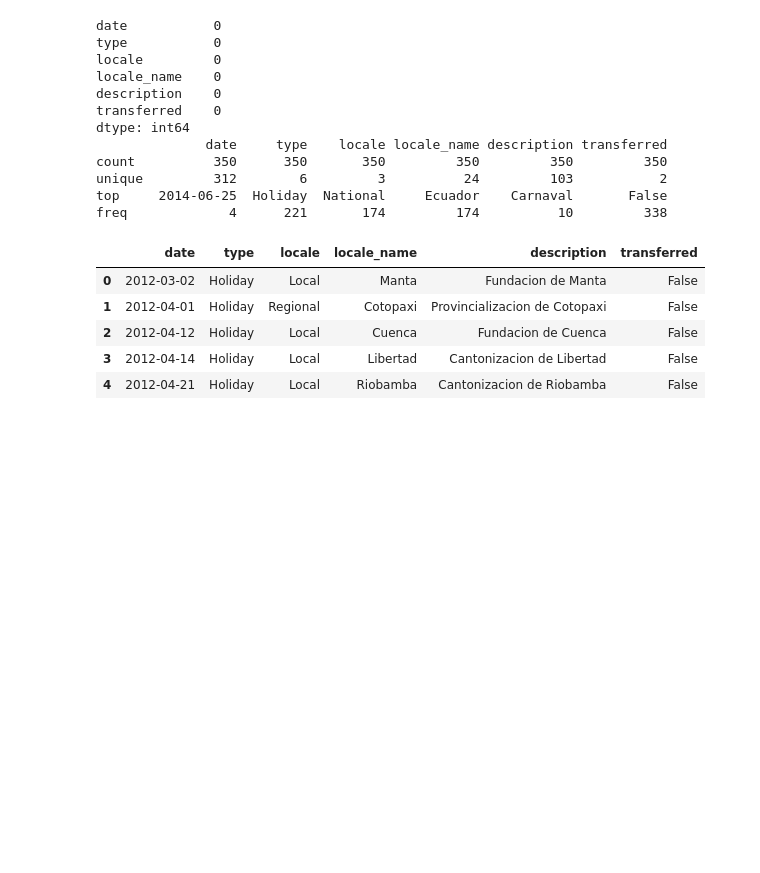
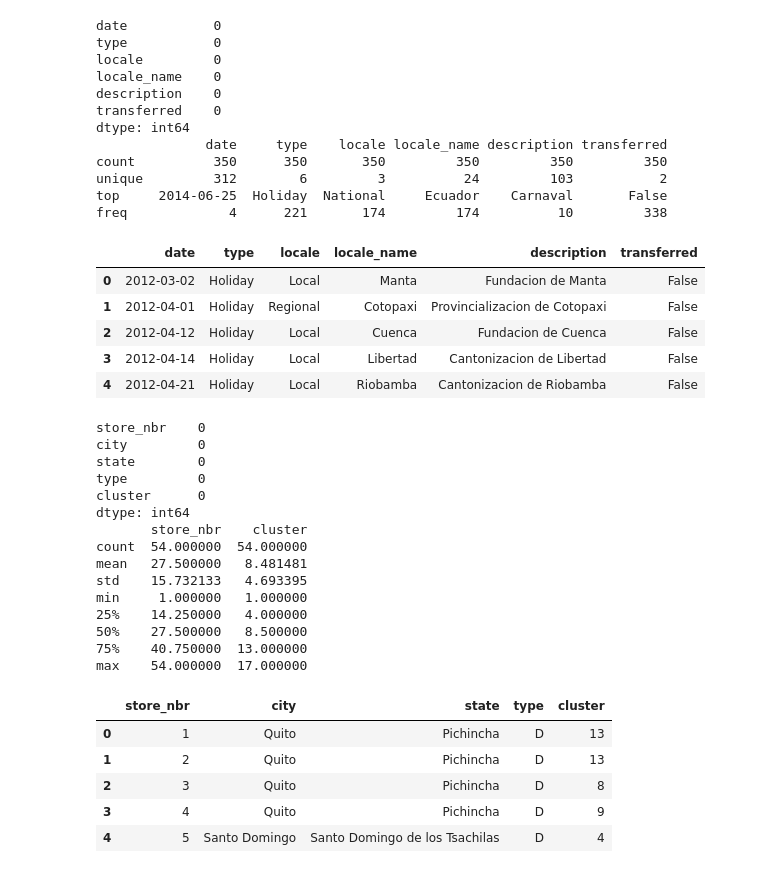
Before and after one commit to akaler55/Machine-Learning, a Jupyter notebook: timer-series-forecasting.ipynb, the cells around one changed output. Saved outputs shown, nothing was run; the diff lists cells and outputs as text; code cells hidden in the pictures; blank space fills up the shorter version.

```diff
--- a/timer-series-forecasting.ipynb
+++ b/timer-series-forecasting.ipynb
@@ -91,3 +101,29 @@ freq             4      221       174         174          10         338
 | 2 | 2012-04-12 | Holiday | Local | Cuenca | Fundacion de Cuenca | False |
 | 3 | 2012-04-14 | Holiday | Local | Libertad | Cantonizacion de Libertad | False |
 | 4 | 2012-04-21 | Holiday | Local | Riobamba | Cantonizacion de Riobamba | False |
+# %%
+print(stores_df.isna().sum())
+print(stores_df.describe())
+stores_df.head()
+# %% [output]
+store_nbr    0
+city         0
+state        0
+type         0
+cluster      0
+dtype: int64
+       store_nbr    cluster
+count  54.000000  54.000000
+mean   27.500000   8.481481
+std    15.732133   4.693395
+min     1.000000   1.000000
+25%    14.250000   4.000000
+50%    27.500000   8.500000
+75%    40.750000  13.000000
+max    54.000000  17.000000
+|  | store_nbr | city | state | type | cluster |
+| 0 | 1 | Quito | Pichincha | D | 13 |
+| 1 | 2 | Quito | Pichincha | D | 13 |
+| 2 | 3 | Quito | Pichincha | D | 8 |
+| 3 | 4 | Quito | Pichincha | D | 9 |
+| 4 | 5 | Santo Domingo | Santo Domingo de los Tsachilas | D | 4 |
```
Also changed, not shown: parts of 6 cells of this notebook.
